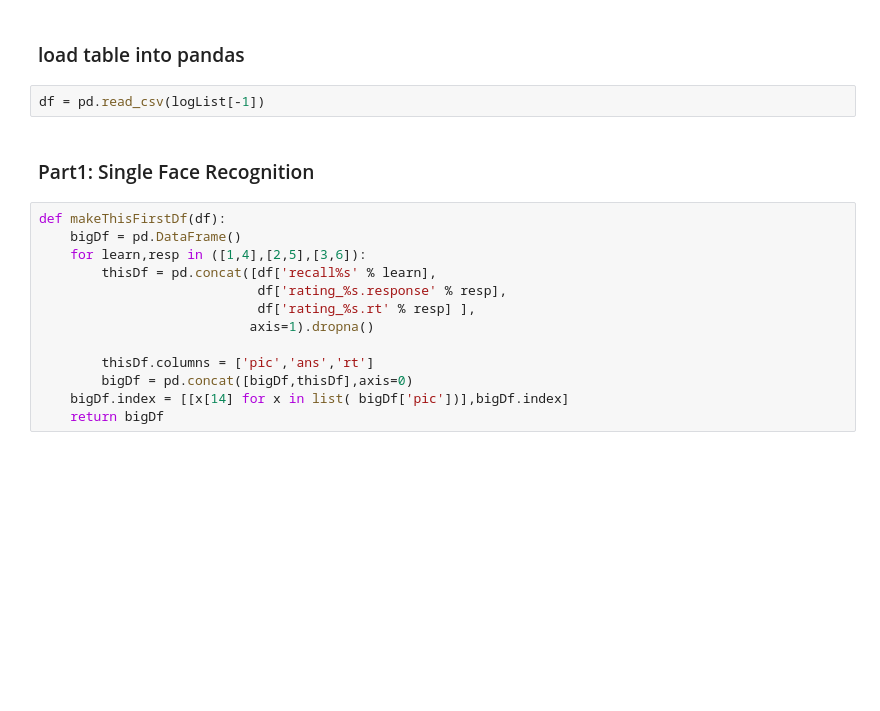
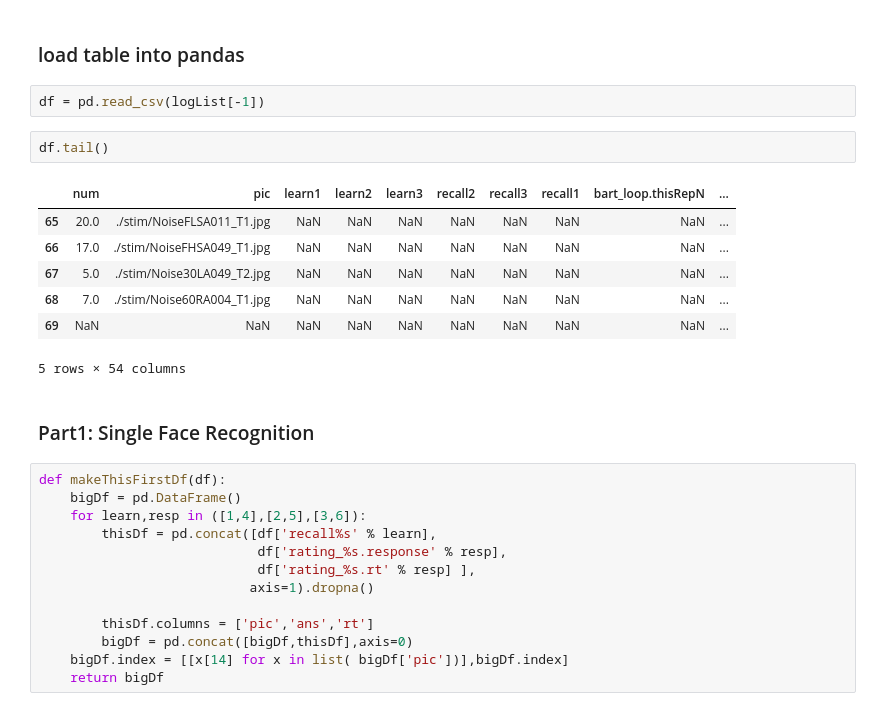
Before and after one commit to mwegrzyn/hiddenIdentityOfFaces, a Jupyter notebook: notebooks/cambridgeFaceMemory.ipynb, the cells around one changed output. Saved outputs shown, nothing was run; the diff lists cells and outputs as text; blank space fills up the shorter version.

```diff
--- a/notebooks/cambridgeFaceMemory.ipynb
+++ b/notebooks/cambridgeFaceMemory.ipynb
@@ -45,6 +48,16 @@ logList[-5:]
 ### load table into pandas
 # %%
 df = pd.read_csv(logList[-1])
+# %%
+df.tail()
+# %% [output]
+|  | num | pic | learn1 | learn2 | learn3 | recall2 | recall3 | recall1 | bart_loop.thisRepN | ... |
+| 65 | 20.0 | ./stim/NoiseFLSA011_T1.jpg | NaN | NaN | NaN | NaN | NaN | NaN | NaN | ... |
+| 66 | 17.0 | ./stim/NoiseFHSA049_T1.jpg | NaN | NaN | NaN | NaN | NaN | NaN | NaN | ... |
+| 67 | 5.0 | ./stim/Noise30LA049_T2.jpg | NaN | NaN | NaN | NaN | NaN | NaN | NaN | ... |
+| 68 | 7.0 | ./stim/Noise60RA004_T1.jpg | NaN | NaN | NaN | NaN | NaN | NaN | NaN | ... |
+| 69 | NaN | NaN | NaN | NaN | NaN | NaN | NaN | NaN | NaN | ... |
+5 rows × 54 columns
 # %% [markdown]
 ### Part1: Single Face Recognition
 # %%
```
Also changed, not shown: parts of 19 cells of this notebook, 16 other files.
